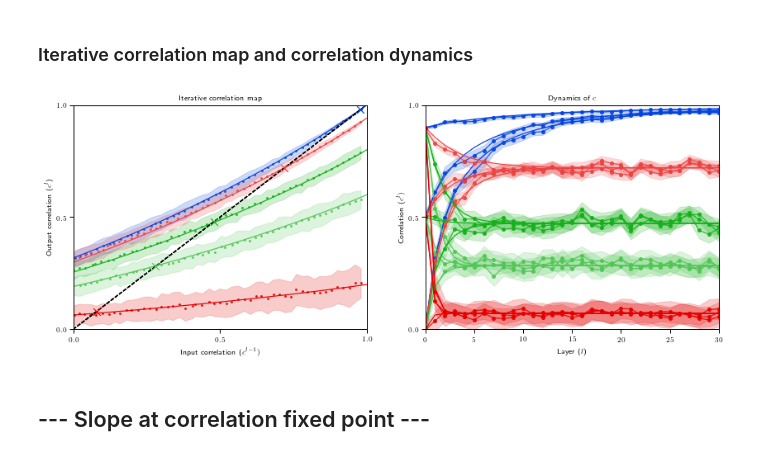
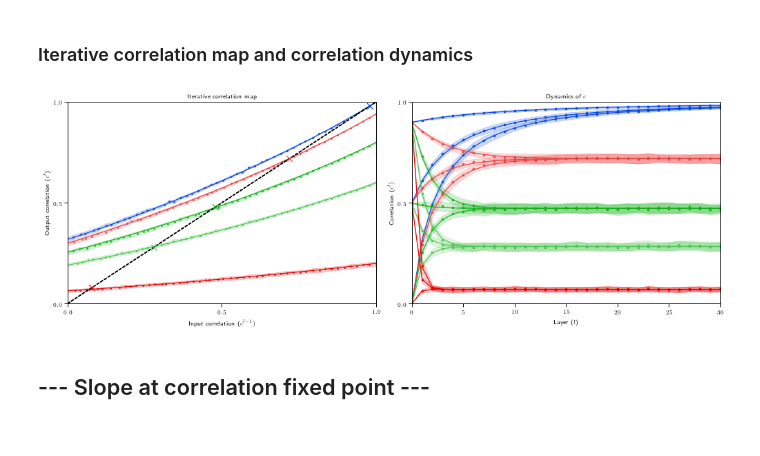
Before and after one commit to ElanVB/noisy_signal_prop, a Jupyter notebook: Figure_2_noisy_cmap.ipynb, the cells around one changed output. Saved outputs shown, nothing was run; the diff lists cells and outputs as text; code cells hidden in the pictures.

Commit message:
Change plots - group figs for paper [messy]

```diff
--- a/Figure_2_noisy_cmap.ipynb
+++ b/Figure_2_noisy_cmap.ipynb
@@ -151,6 +115,9 @@ for test, attr in zip(test_data, tests):
                 cmap_sim_input = cmap_sim_data["input_correlations"]
                 cmap_sim_output = cmap_sim_data["output_correlations"]
 
+                num_trials = cmap_sim_input.shape[0]
+                num_networks = cmap_sim_output.shape[0] // num_trials
+
                 # create label
                 label = ""
 
@@ -174,8 +141,8 @@ for test, attr in zip(test_data, tests):
 
                 # Simulation
                 mu_x = cmap_sim_input.mean(axis=0)
-                mu_y = cmap_sim_output.mean(axis=0)
-                std_y = cmap_sim_output.std(axis=0)
+                mu_y = cmap_sim_output.mean(axis=0).mean(axis=0)
+                std_y = cmap_sim_output.mean(axis=1).std(axis=0)
 
                 ax1.scatter(mu_x, mu_y, marker="o", s=4, alpha=0.9, color=pal[col_i][shade_i])
                 ax1.fill_between(mu_x, mu_y - std_y, mu_y + std_y, alpha=0.2, label='_nolegend_', color=pal[col_i][shade_i])
@@ -190,38 +157,40 @@ for test, attr in zip(test_data, tests):
 
                 ax1.set_title(r'Iterative correlation map')
 
                 ############################################################
                 # right - dynamics of convergence
                 ############################################################
                 # Theory
                 for j in range(correlations.shape[0]):
                     ax2.plot(ctrajs[0, 0, j, :].T, c=pal[col_i][shade_i])
 
 
                 # Simulations
                 x_axis = np.arange(0, correlations.shape[-1])
 
-                means = correlations.mean(axis=-2)
-                std = correlations.std(axis=-2)
+                means = correlations.mean(axis=-2).mean(axis=-2)
+                std = correlations.mean(axis=-2).std(axis=-2)
 
                 for i in np.arange(means.shape[0]):
-                    ax2.plot(means[i], marker='o', markersize=4, alpha=0.9, color=pal[col_i][shade_i])
+                    ax2.scatter(np.arange(means[i].shape[0]), means[i], marker='o', s=8, alpha=0.9, color=pal[col_i][shade_i])
                     ax2.fill_between(x_axis, means[i] - std[i], means[i] + std[i], alpha=0.2, label='_nolegend_', color=pal[col_i][shade_i])
 
 ax1.set_xticks([0, 0.5, 1.0])
 ax1.set_yticks([0, 0.5, 1.0])
 ax1.set_xlabel('Input correlation ($c^{l-1})$')
 ax1.set_ylabel('Output correlation ($c^{l}$)')
 
 ax2.set_xlabel('Layer ($l$)')
 ax2.set_ylabel('Correlation ($c^{l})$')
 ax2.set_title('Dynamics of $c$')
 ax2.set_yticks([0, 0.5, 1])
 ax2.set_ylim(0, 1)
 ax2.set_xlim(0, correlations.shape[-1] - 1)
-plt.show()
+# plt.show()
+plt.gcf().tight_layout()
+plt.savefig("correlation.pdf")
 # %% [output]
-[figure, old version]
+[figure, new version]
 # %% [markdown]
 ## --- Slope at correlation fixed point ---
 # %%
```
Also changed, not shown: parts of 6 cells of this notebook, 1 other file.
